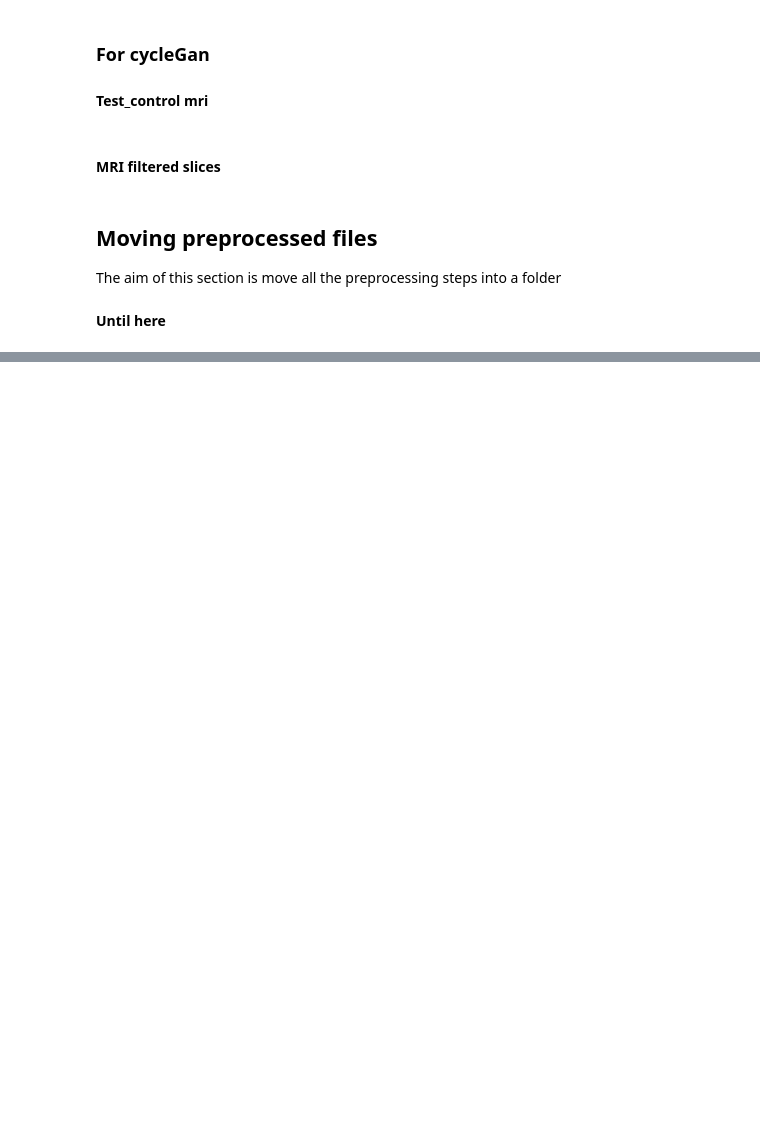
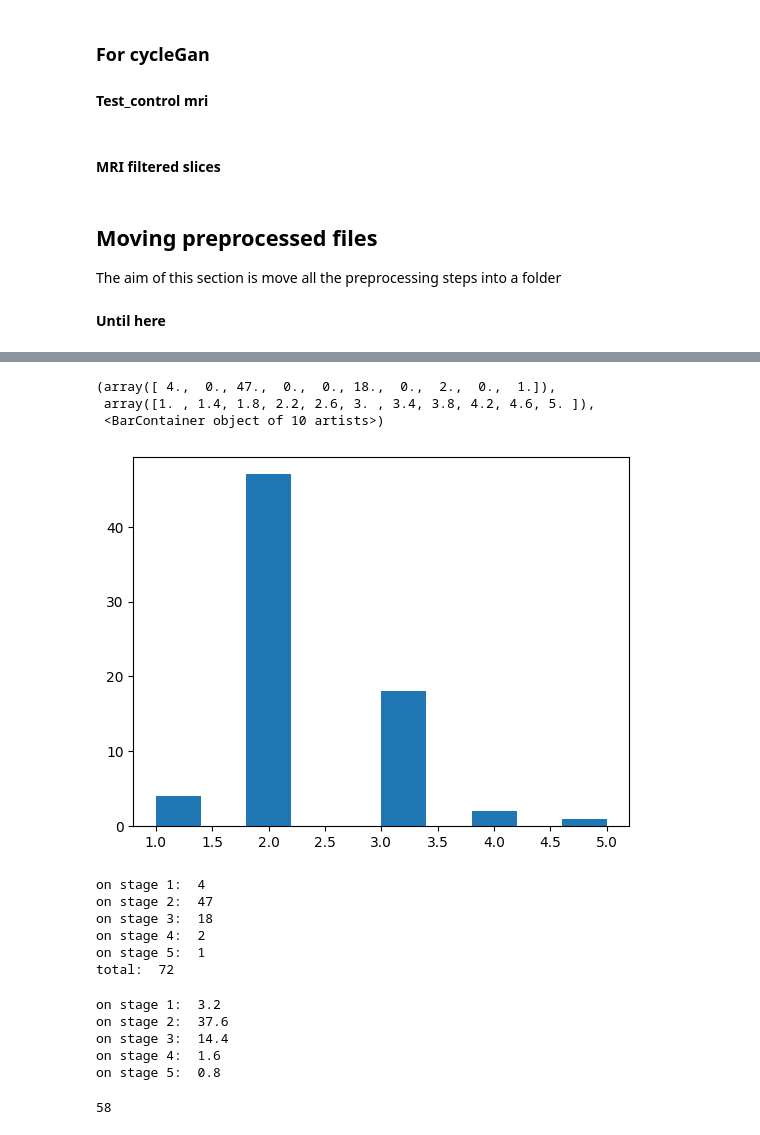
Before and after one commit to FranklinSierra/T1-SPECT-PD-translation, a Jupyter notebook: generalNotebooks/multiPurposes.ipynb, the cells around one changed output, grey strips where cells are left out. Drawn from its saved outputs; the diff is of its cells as text; code cells hidden in the pictures; blank space fills up the shorter version.

```diff
--- a/generalNotebooks/multiPurposes.ipynb
+++ b/generalNotebooks/multiPurposes.ipynb
@@ -429,0 +426,8 @@ for case in cases[:2]:
+# %%
+baseline_csv_file = "/home/Data/Datasets/Parkinson/radiological/PPMI/spect-mri/filtered/embcBaseline.csv"
+extended_csv = "/home/Data/Datasets/Parkinson/radiological/PPMI/spect-mri/filtered/embcExtension.csv"
+
+bases_line_df = pd.read_csv(baseline_csv_file)
+extended_df = pd.read_csv(extended_csv)
+print("len of base: ", len(bases_line_df))
+print("len extended: ", len(extended_df))
@@ -429,0 +453,44 @@ for case in cases[:2]:
+# %%
+plt.hist(bases_line_df["H & Y Stage"].values)
+# %% [output]
+(array([ 4.,  0., 47.,  0.,  0., 18.,  0.,  2.,  0.,  1.]),
+ array([1. , 1.4, 1.8, 2.2, 2.6, 3. , 3.4, 3.8, 4.2, 4.6, 5. ]),
+ <BarContainer object of 10 artists>)
+[figure, added]
+# %%
+stage_1 = bases_line_df[bases_line_df["H & Y Stage"]==1.0]
+stage_2 = bases_line_df[bases_line_df["H & Y Stage"]==2.0]
+stage_3 = bases_line_df[bases_line_df["H & Y Stage"]==3.0]
+stage_4 = bases_line_df[bases_line_df["H & Y Stage"]==4.0]
+stage_5 = bases_line_df[bases_line_df["H & Y Stage"]==5.0]
+
+print("on stage 1: ", len(stage_1))
+print("on stage 2: ", len(stage_2))
+print("on stage 3: ", len(stage_3))
+print("on stage 4: ", len(stage_4))
+print("on stage 5: ", len(stage_5))
+print("total: ", len(stage_1)+len(stage_2)+len(stage_3)+len(stage_4)+len(stage_5))
+# %% [output]
+on stage 1:  4
+on stage 2:  47
+on stage 3:  18
+on stage 4:  2
+on stage 5:  1
+total:  72
+# %%
+print("on stage 1: ", len(stage_1)*0.8)
+print("on stage 2: ", len(stage_2)*0.8)
+print("on stage 3: ", len(stage_3)*0.8)
+print("on stage 4: ", len(stage_4)*0.8)
+print("on stage 5: ", len(stage_5)*0.8)
+# %% [output]
+on stage 1:  3.2
+on stage 2:  37.6
+on stage 3:  14.4
+on stage 4:  1.6
+on stage 5:  0.8
+# %%
+#due to the 80/20 for the train/test setting, we have to ensure the proper PD distribution regarding the H&Y scale:
+3 + 38 + 15 + 1 + 1 #---> for 1 to 5 H&Y rating scale
+# %% [output]
+58
```
Also changed, not shown: parts of 33 cells of this notebook, 13 other files.
